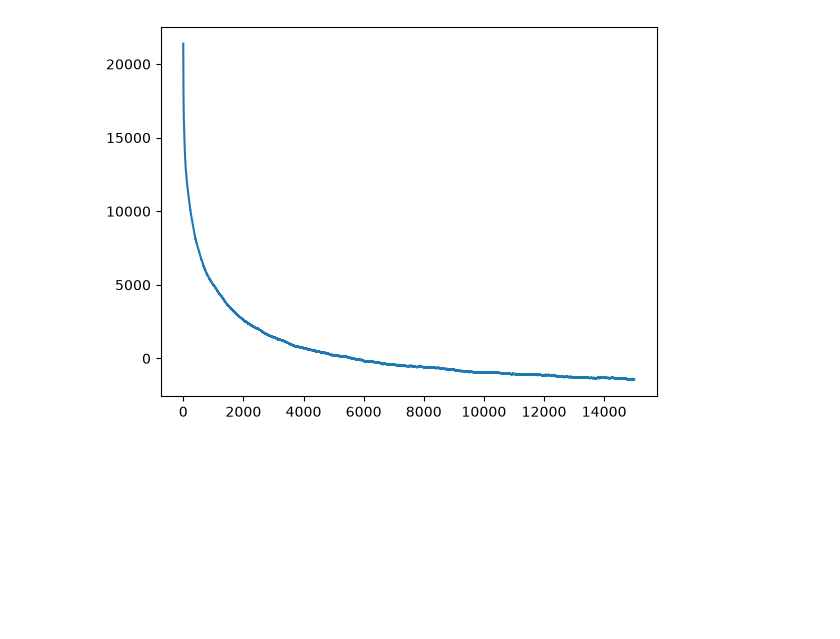
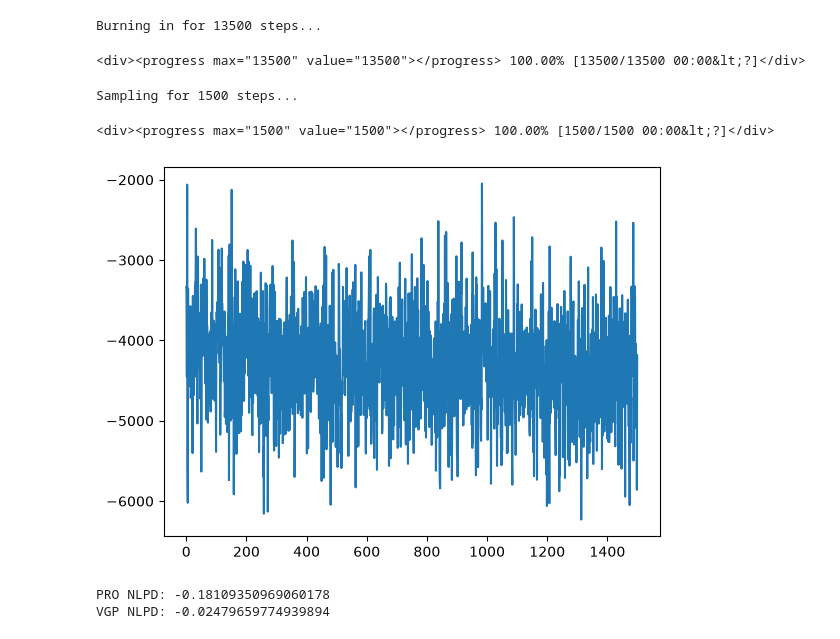
Before and after one commit to callum-kl/non-parametric-pro, a Jupyter notebook: notebooks/uci.ipynb, the cells around one changed output. Drawn from its saved outputs; the diff is of its cells as text; code cells hidden in the pictures; blank space fills up the shorter version.

Commit message:
sgld

```diff
--- a/notebooks/uci.ipynb
+++ b/notebooks/uci.ipynb
@@ -91,10 +82,28 @@ VGP NLPD: 0.38969115367693025
+# %%
+sigma_min = 0.01
+pro_kernel = vgp_kernel
+pro_sigma = gpx.parameters.SigmoidBounded(px.unwrap(vgp_sigma), low=sigma_min, high=100.0)
+
+J = 20
+num_steps = 30000
+batch_size = 256
 # %%
-# M = 100
+rff_basis = False
 
-# from non_parametric_pro.inducing import RFFInducingBasis, sample_rff_frequencies
+if rff_basis:
+    M = 50
+    freqs = sample_rff_frequencies(key, vgp_kernel, num_basis_fns=M)
+    inducing_basis = RFFInducingBasis(frequencies=freqs)
+else:
+    inducing_basis = PointInducingBasis(z=z_opt)
 
-# freqs = sample_rff_frequencies(key, v_gp_kernel, num_basis_fns=M)
-# rff_basis = RFFInducingBasis(frequencies=freqs)
-# basis, residual_std = compute_inducing_basis(rff_basis, kernel, x_train)
+initial_position = jr.normal(key, (inducing_basis.output_dim(), J))
 
-# inducing_basis = RFFInducingBasis(frequencies=freqs)
+pro_params = ProParameters(
+    y=y_train,
+    step_size=1e-4,
+    sigma=pro_sigma,
+    alpha=1.0,
+)
+
+sgld_algo = sgld(batch_size=batch_size)
@@ -145,5 +140,21 @@ out, info = run_inference_algorithm(
 # %%
-plt.plot(-info[1].score)
+algorithm = parametric_sgld(pro_logdensity_fn, adapt_params, batch_size=batch_size)
+initial_position = jr.normal(key, (inducing_basis.output_dim(), J))
+
+_, (states, info) = run_inference_algorithm_with_burn_in(
+    rng_key=key,
+    inference_algorithm=algorithm,
+    num_steps=15000,
+    burn_ratio=0.9,
+    initial_position=initial_position,
+    progress_bar=True
+)
+
+plt.plot(-info.score)
 plt.show()
 # %% [output]
+Burning in for 13500 steps...
+<div><progress max="13500" value="13500"></progress> 100.00% [13500/13500 00:00&lt;?]</div>
+Sampling for 1500 steps...
+<div><progress max="1500" value="1500"></progress> 100.00% [1500/1500 00:00&lt;?]</div>
-[figure, old version]
+[figure, new version]
@@ -150 +164,15 @@ plt.show()
+# %%
+test_basis, test_cov = prediction_basis(pro_kernel, x_train, x_train, adapt_params, inducing_basis=inducing_basis)
+
+vgp_latent_dist = vgp_posterior.predict(x_train, train_data=data)
+vgp_predictive_dist = vgp_posterior.likelihood(vgp_latent_dist)
+
+vgp_predictive_mean = vgp_predictive_dist.mean
+vgp_predictive_std = jnp.sqrt(vgp_predictive_dist.variance)
+
+print("PRO NLPD:", nlpd_pro(y_train, test_basis, test_cov, particles, parameters=adapt_params))
+print("VGP NLPD:", nlpd_gp(y_train, vgp_predictive_mean, vgp_predictive_std))
+# %% [output]
+PRO NLPD: -0.18109350969060178
+VGP NLPD: -0.02479659774939894
 # %%
```
Also changed, not shown: parts of 14 cells of this notebook, 8 other files.
